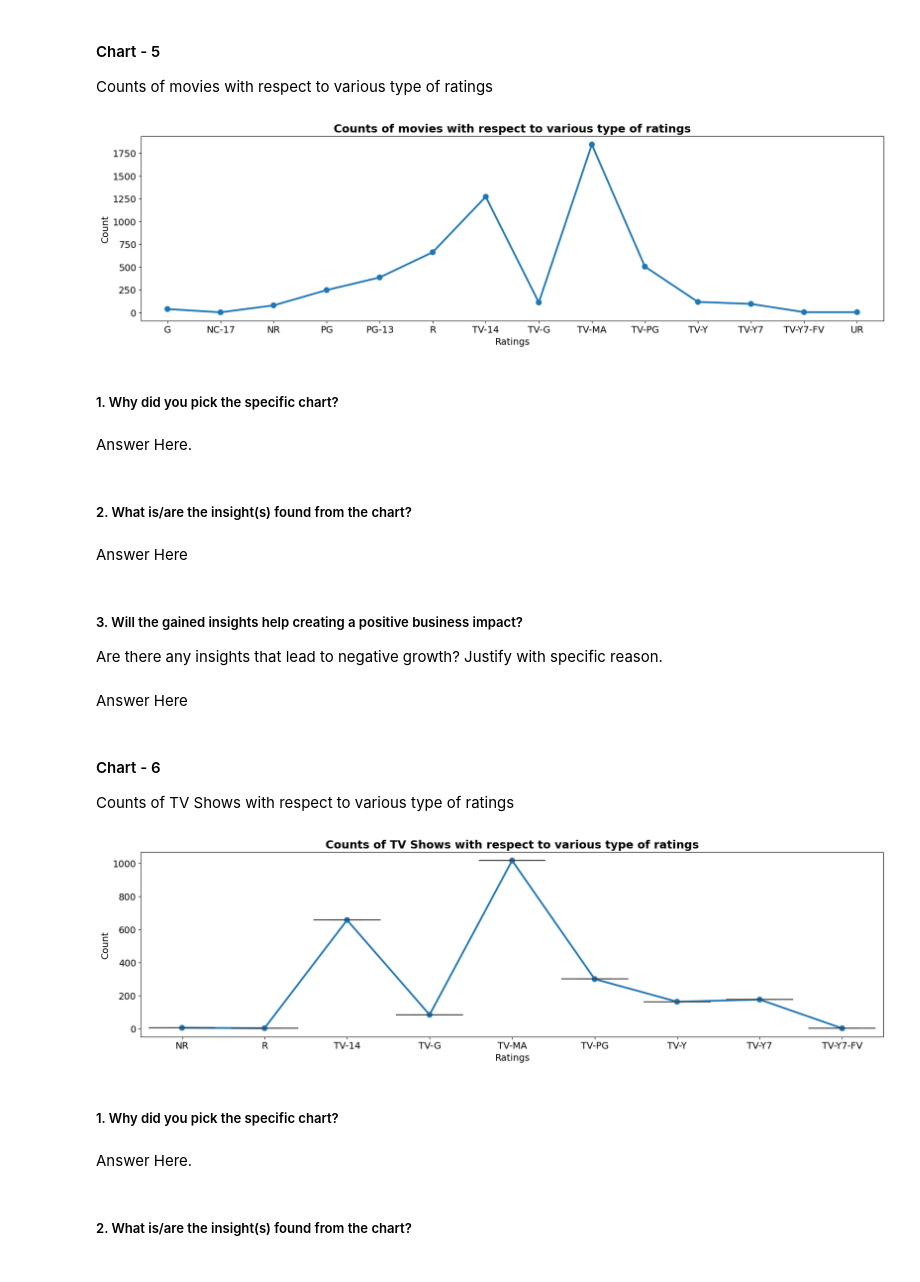
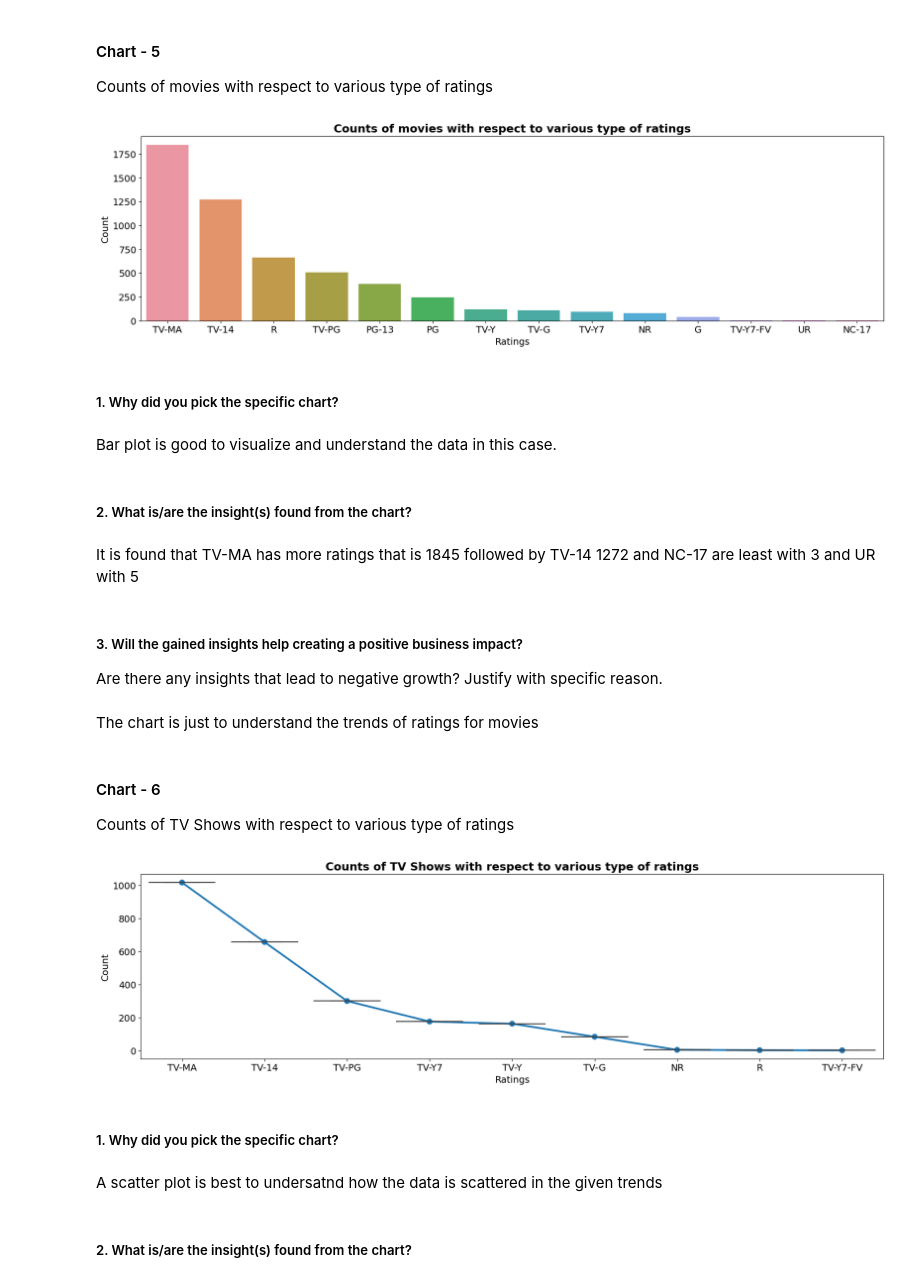
Before and after one commit to azizdafi/Netflix-Movies-and-TV-Shows-Clustering, a Jupyter notebook: Netflix_Movies_and_TV_Shows_Clustering_Sayed_Aziz.ipynb, the cells around one changed output. Saved outputs shown, nothing was run; the diff lists cells and outputs as text; code cells hidden in the pictures.

```diff
--- a/Netflix_Movies_and_TV_Shows_Clustering_Sayed_Aziz.ipynb
+++ b/Netflix_Movies_and_TV_Shows_Clustering_Sayed_Aziz.ipynb
@@ -584,45 +584,43 @@ movies_df = df[df['type']=='Movie']
 # %%
 # Chart - 5 visualization code
 
 movie_ratings = movies_df.groupby(['rating'])['show_id'].count().reset_index(name='count')
+movie_ratings = movie_ratings.sort_values('count', ascending=False).reset_index()
 # top10_movies = movies_df['listed_in'].value_counts().reset_index(name='count').head(10)
 # print(top10_movies)
-sns.pointplot(x='rating',y='count',data=movie_ratings)
+sns.barplot(x='rating',y='count',data=movie_ratings)
 
 # setting chart title
 plt.title('Counts of movies with respect to various type of ratings')
 plt.ylabel('Count')
 plt.xlabel('Ratings')
 # display chart
 plt.show()
-
+# print(movie_ratings)
 # deleting the movie_ratings dataframe for optimization of memory
 del movie_ratings
 # %% [output]
-[figure, old version]
+[figure, new version]
 # %% [markdown]
 ##### 1. Why did you pick the specific chart?
-# %% [markdown]
-Answer Here.
+# %% [markdown]
+Bar plot is good to visualize and understand the data in this case.
 # %% [markdown]
 ##### 2. What is/are the insight(s) found from the chart?
-# %% [markdown]
-Answer Here
+# %% [markdown]
+It is found that TV-MA has more ratings that is 1845 followed by TV-14 1272 and NC-17 are least with 3 and UR with 5
 # %% [markdown]
 ##### 3. Will the gained insights help creating a positive business impact?
 Are there any insights that lead to negative growth? Justify with specific reason.
-# %% [markdown]
-Answer Here
+# %% [markdown]
+The chart is just to understand the trends of ratings for movies
 # %% [markdown]
 #### Chart - 6
 Counts of TV Shows with respect to various type of ratings
 # %%
 # Chart - 6 visualization code
-
-# seperating and creating 2 dataframe based on type
-tv_shows_df = df[df['type']=='TV Show']
-movies_df = df[df['type']=='Movie']
 tv_shows_ratings = tv_shows_df.groupby(['rating'])['show_id'].count().reset_index(name='count')
+tv_shows_ratings = tv_shows_ratings.sort_values('count', ascending=False).reset_index()
 
 sns.pointplot(x='rating',y='count',data=tv_shows_ratings)
 sns.boxplot(x='rating',y='count',data=tv_shows_ratings)
@@ -633,14 +631,15 @@ plt.ylabel('Count')
 plt.xlabel('Ratings')
 # display chart
 plt.show()
+# print(tv_shows_ratings)
 
 # deleting the movie_ratings dataframe for optimization of memory
 del tv_shows_ratings
 # %% [output]
-[figure, old version]
+[figure, new version]
 # %% [markdown]
 ##### 1. Why did you pick the specific chart?
-# %% [markdown]
-Answer Here.
+# %% [markdown]
+A scatter plot is best to undersatnd how the data is scattered in the given trends
 # %% [markdown]
 ##### 2. What is/are the insight(s) found from the chart?
```
Also changed, not shown: parts of 107 cells of this notebook.
